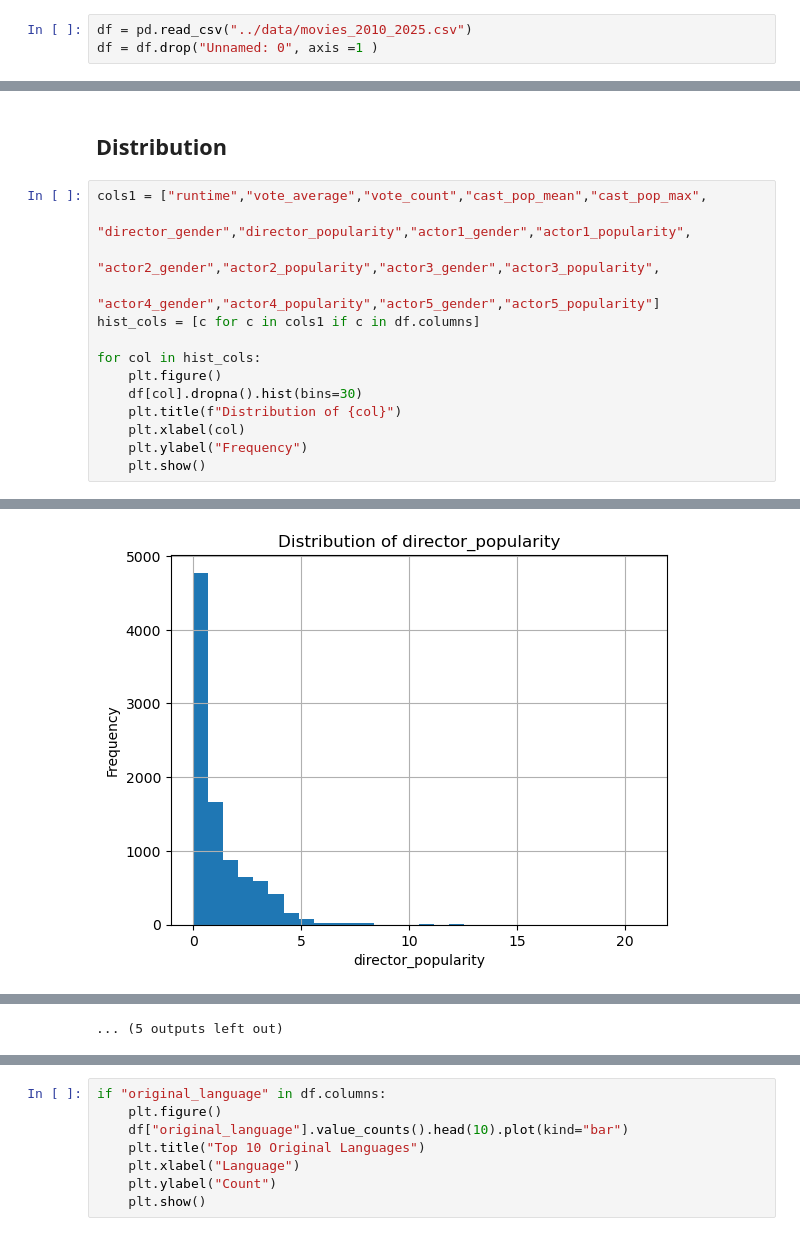
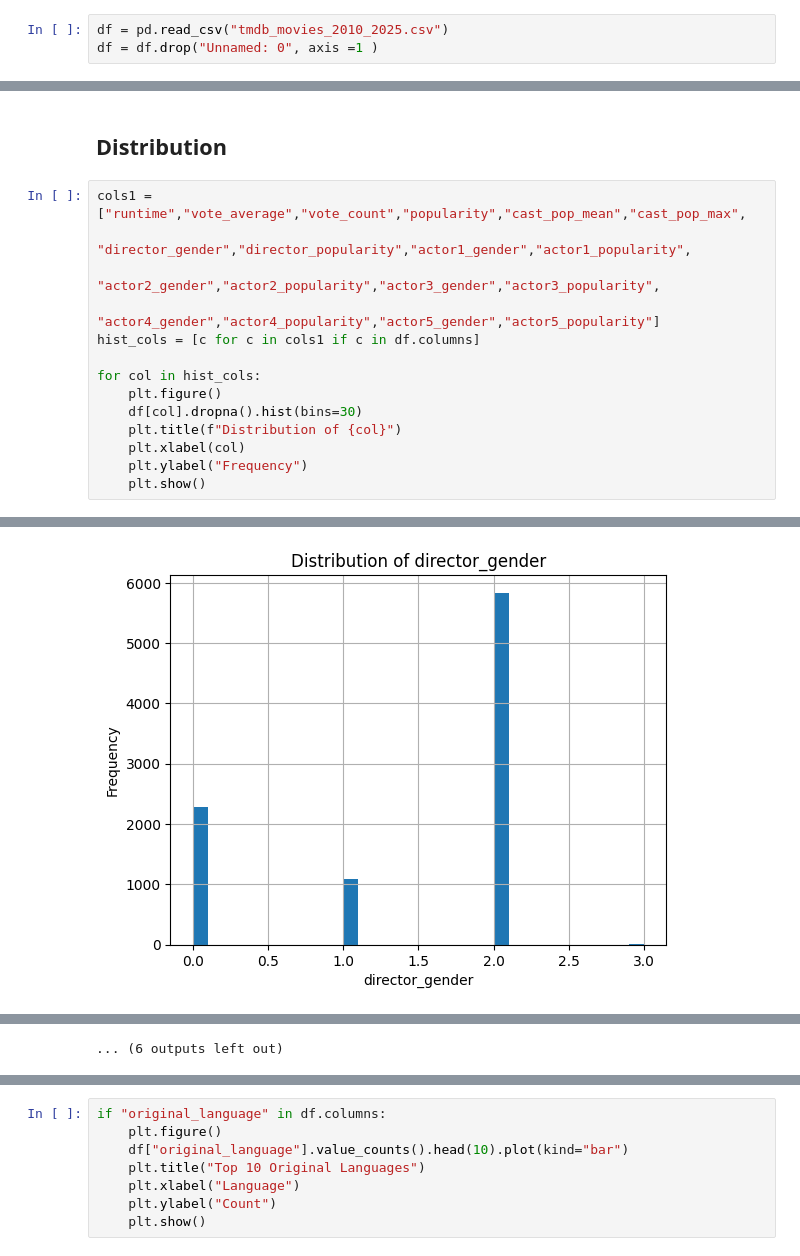
Before and after one commit to lauramanzanos23/INSY_674_FinalProject, a Jupyter notebook: EDA/EDA.ipynb, the cells around one changed output, grey strips where cells are left out. Saved outputs shown, nothing was run; the diff lists cells and outputs as text.

```diff
--- a/EDA/EDA.ipynb
+++ b/EDA/EDA.ipynb
@@ -4,7 +4,7 @@ import pandas as pd
 import numpy as np
 import matplotlib.pyplot as plt
 # %%
-df = pd.read_csv("../data/movies_2010_2025.csv")
+df = pd.read_csv("tmdb_movies_2010_2025.csv")
 df = df.drop("Unnamed: 0", axis =1 )
 # %% [markdown]
 ## Helper ##
@@ -202,7 +202,7 @@ Rows where both budget and revenue are 0: 5974
 # %% [markdown]
 ## Distribution ##
 # %%
-cols1 = ["runtime","vote_average","vote_count","cast_pop_mean","cast_pop_max",
+cols1 = ["runtime","vote_average","vote_count","popularity","cast_pop_mean","cast_pop_max",
              "director_gender","director_popularity","actor1_gender","actor1_popularity",
               "actor2_gender","actor2_popularity","actor3_gender","actor3_popularity",
               "actor4_gender","actor4_popularity","actor5_gender","actor5_popularity"]
@@ -225 +225 @@ for col in hist_cols:
-[figure, old version]
+[figure, new version]
@@ -231,4 +231,4 @@ for col in hist_cols:
-... (5 outputs left out)
+... (6 outputs left out)
 # %%
 plt.figure()
 df_budget_nonzero["budget"].dropna().hist(bins=30)
```
Also changed, not shown: parts of 14 cells of this notebook.
